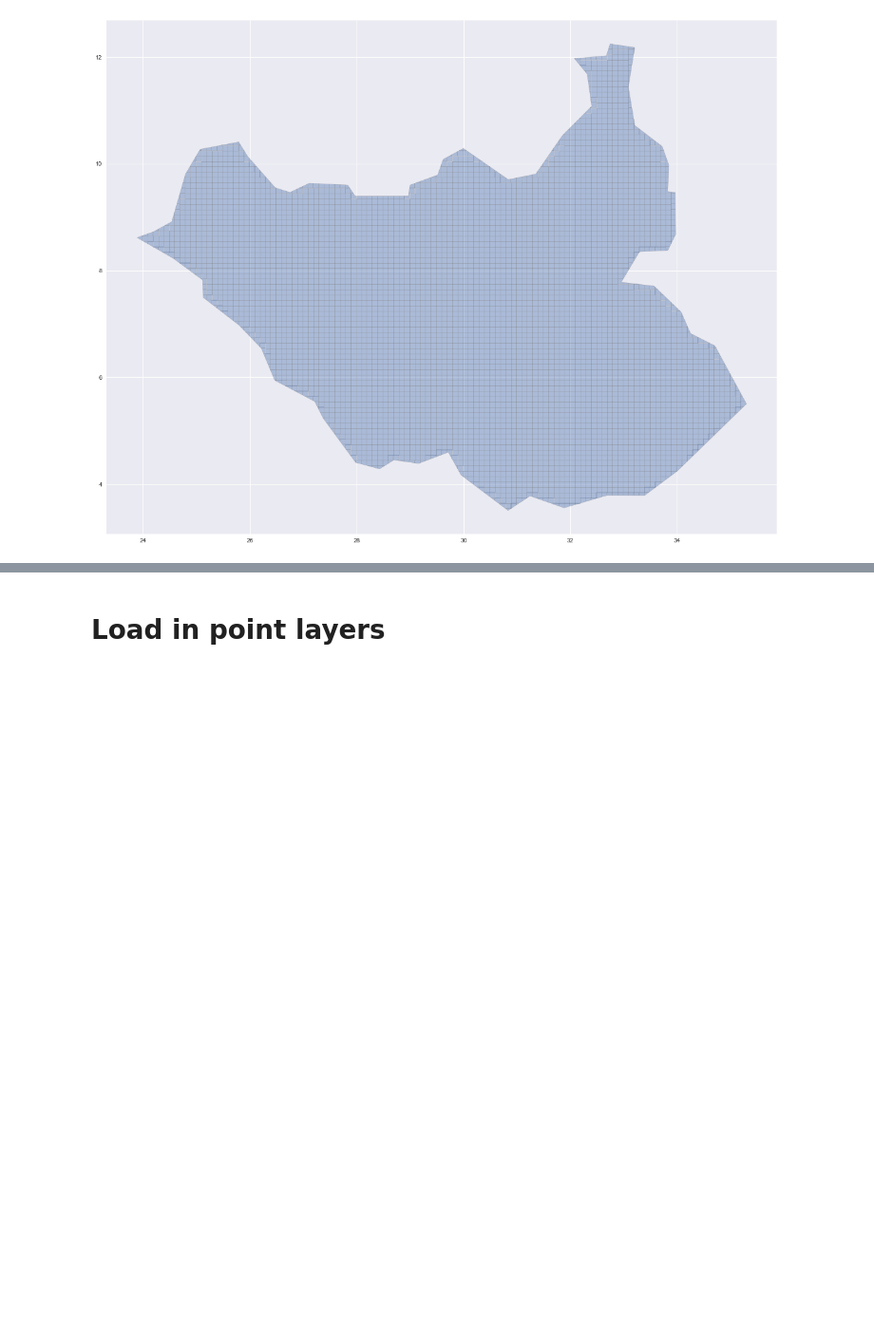
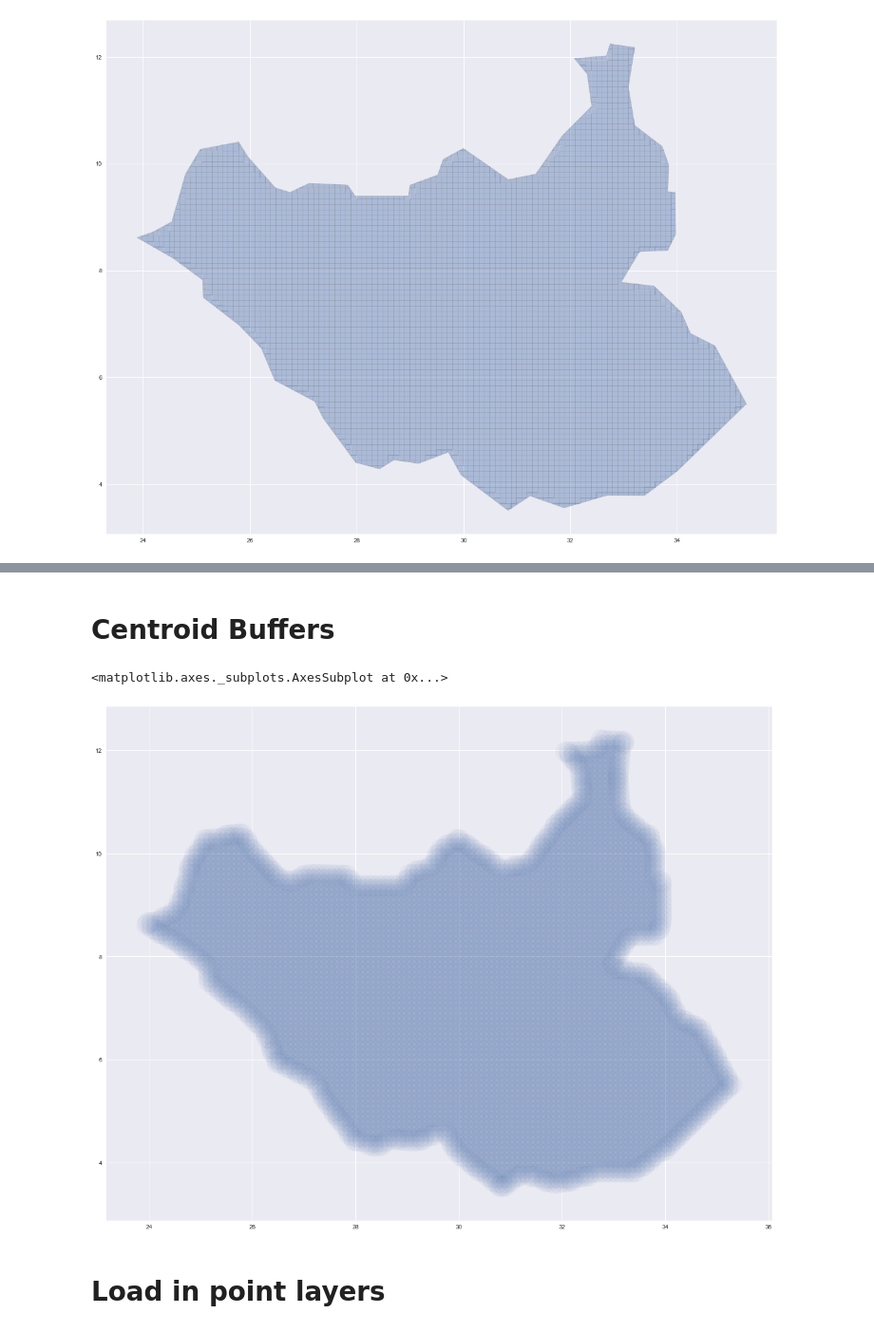
Before and after one commit to willgeary/SouthSudanConflict, a Jupyter notebook: notebooks/Get Conflict Data From ACLED.ipynb, the cells around one changed output, grey strips where cells are left out. Shown at 95% size. Saved outputs shown, nothing was run; the diff lists cells and outputs as text; code cells hidden in the pictures; blank space fills up the shorter version.

Commit message:
circle buffers

```diff
--- a/notebooks/Get Conflict Data From ACLED.ipynb
+++ b/notebooks/Get Conflict Data From ACLED.ipynb
@@ -306,3 +324,11 @@ grid_intersection.plot(figsize=(20,20), alpha=0.4, linewidth=0.5, edgecolor='gre
+# %% [markdown]
+# Centroid Buffers
+# %%
+circles = centroids.buffer(0.2)
+circles.plot(figsize=(20,20), alpha=0.05, linewidth=0.5, edgecolor='grey')
+# %% [output]
+<matplotlib.axes._subplots.AxesSubplot at 0x...>
+[figure, added]
 # %% [markdown]
 # Load in point layers
 # %%
```
Also changed, not shown: parts of 7 cells of this notebook, 1 other file.
